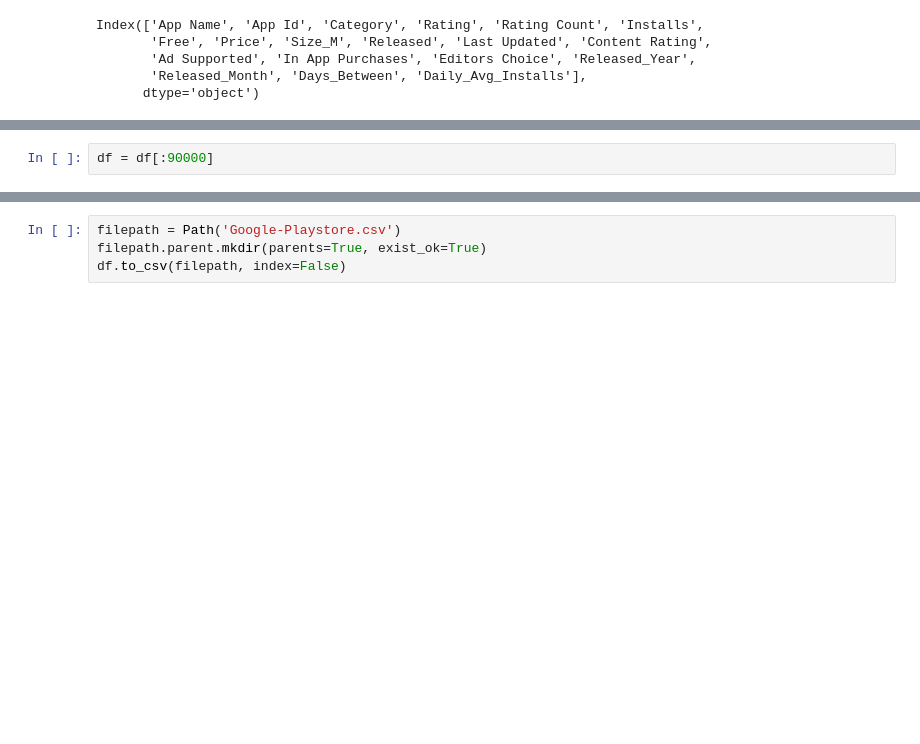
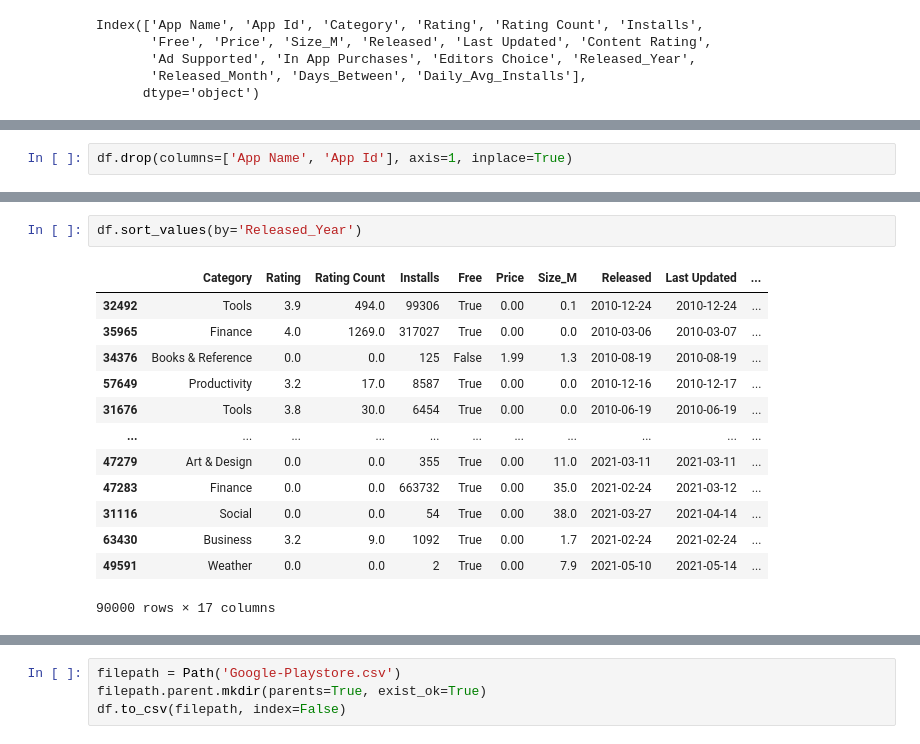
Before and after one commit to mostafa-fallaha/data-drift-simulation, a Jupyter notebook: new_data/new_data.ipynb, the cells around one changed output, grey strips where cells are left out. Saved outputs shown, nothing was run; the diff lists cells and outputs as text; blank space fills up the shorter version.

Commit message:
dropped 4 columns of the 90k data

```diff
--- a/new_data/new_data.ipynb
+++ b/new_data/new_data.ipynb
@@ -59,5 +59,5 @@ df.head()
 | 2 | unlimited 4G data prank free app | getfreedata.superfatiza.unlimited... | Libraries & Demo | 4.5 | 12.0 | 2567 | True | 0.0 | 2.5 | 2019-09-23 | ... |
 | 3 | The Everyday Calendar | com.mozaix.simoneboard | Lifestyle | 2.0 | 39.0 | 702 | True | 0.0 | 16.0 | 2019-06-21 | ... |
 | 4 | Dodge The Cars! | com.MrScratchEnterprises.CarDogeGame | Racing | 4.9 | 55.0 | 329 | True | 0.0 | 51.0 | 2020-07-30 | ... |
-# %%
-df = df[:90000]
+# %%
+df.drop(columns=['App Name', 'App Id'], axis=1, inplace=True)
@@ -63,0 +84,16 @@ df = df[:90000]
+# %%
+df.sort_values(by='Released_Year')
+# %% [output]
+|  | Category | Rating | Rating Count | Installs | Free | Price | Size_M | Released | Last Updated | ... |
+| 32492 | Tools | 3.9 | 494.0 | 99306 | True | 0.00 | 0.1 | 2010-12-24 | 2010-12-24 | ... |
+| 35965 | Finance | 4.0 | 1269.0 | 317027 | True | 0.00 | 0.0 | 2010-03-06 | 2010-03-07 | ... |
+| 34376 | Books & Reference | 0.0 | 0.0 | 125 | False | 1.99 | 1.3 | 2010-08-19 | 2010-08-19 | ... |
+| 57649 | Productivity | 3.2 | 17.0 | 8587 | True | 0.00 | 0.0 | 2010-12-16 | 2010-12-17 | ... |
+| 31676 | Tools | 3.8 | 30.0 | 6454 | True | 0.00 | 0.0 | 2010-06-19 | 2010-06-19 | ... |
+| ... | ... | ... | ... | ... | ... | ... | ... | ... | ... | ... |
+| 47279 | Art & Design | 0.0 | 0.0 | 355 | True | 0.00 | 11.0 | 2021-03-11 | 2021-03-11 | ... |
+| 47283 | Finance | 0.0 | 0.0 | 663732 | True | 0.00 | 35.0 | 2021-02-24 | 2021-03-12 | ... |
+| 31116 | Social | 0.0 | 0.0 | 54 | True | 0.00 | 38.0 | 2021-03-27 | 2021-04-14 | ... |
+| 63430 | Business | 3.2 | 9.0 | 1092 | True | 0.00 | 1.7 | 2021-02-24 | 2021-02-24 | ... |
+| 49591 | Weather | 0.0 | 0.0 | 2 | True | 0.00 | 7.9 | 2021-05-10 | 2021-05-14 | ... |
+90000 rows × 17 columns
```
Also changed, not shown: parts of 7 cells of this notebook, 1 other file.
